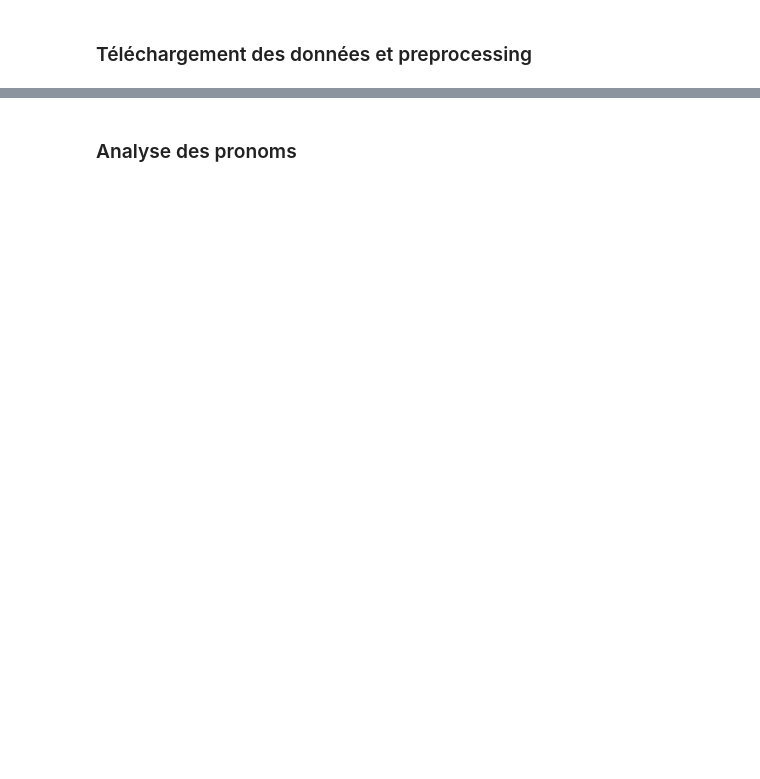
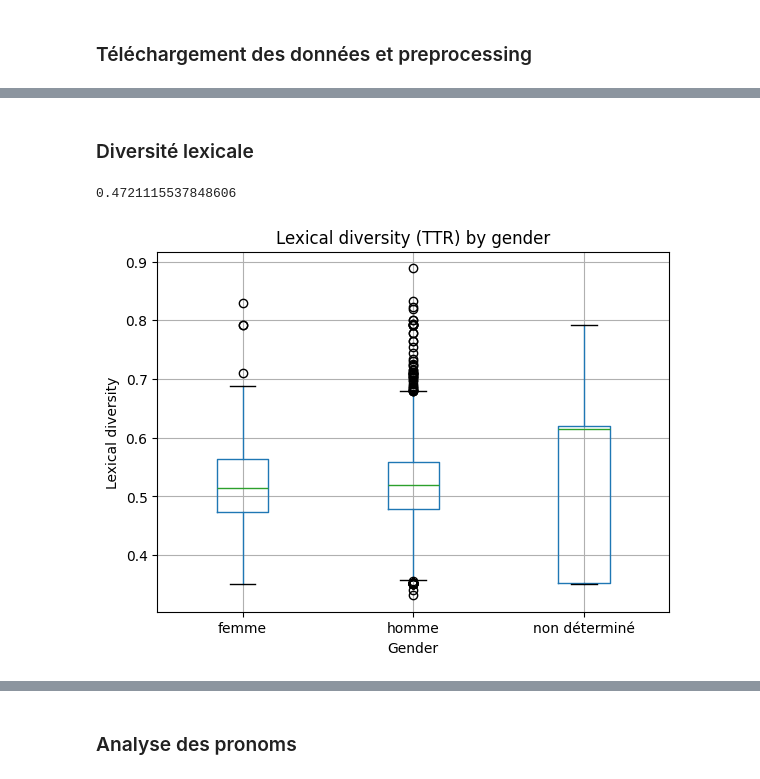
Before and after one commit to itsreivilo/Projet-de-NLP-Olivier, a Jupyter notebook: NLP Olivier.ipynb, the cells around one changed output, grey strips where cells are left out. Drawn from its saved outputs; the diff is of its cells as text; code cells hidden in the pictures; blank space fills up the shorter version.

```diff
--- a/NLP Olivier.ipynb
+++ b/NLP Olivier.ipynb
@@ -167 +231,3 @@ REPUBLIQUE FRANÇAISE - ÉLECTIONS LÉGISLATIVES DES 21 ET 28 MARS 1993 - 2e CIR
 transcriptions['texte_nettoye'] = transcriptions['text'].apply(nettoyage_profession_foi)
+# %% [markdown]
+### Diversité lexicale
@@ -167,0 +248,6 @@ transcriptions['texte_nettoye'] = transcriptions['text'].apply(nettoyage_profess
+# %%
+# Test
+extrait_lexique = ttr(extrait['text'].iloc[0])
+print(extrait_lexique)
+# %% [output]
+0.4721115537848606
@@ -167,0 +262,14 @@ transcriptions['texte_nettoye'] = transcriptions['text'].apply(nettoyage_profess
+# %%
+transcriptions_clean = transcriptions.dropna(subset=["titulaire-sexe", "diversite_lexicale"])
+
+transcriptions_clean.boxplot(column="diversite_lexicale", by="titulaire-sexe")
+
+plt.title("Lexical diversity (TTR) by gender")
+plt.suptitle("")
+plt.xlabel("Gender")
+plt.ylabel("Lexical diversity")
+
+plt.savefig("figures/Lexical Diversity")
+# plt.show()
+# %% [output]
+[figure, added]
```
Also changed, not shown: parts of 31 cells of this notebook, 2 other files.
